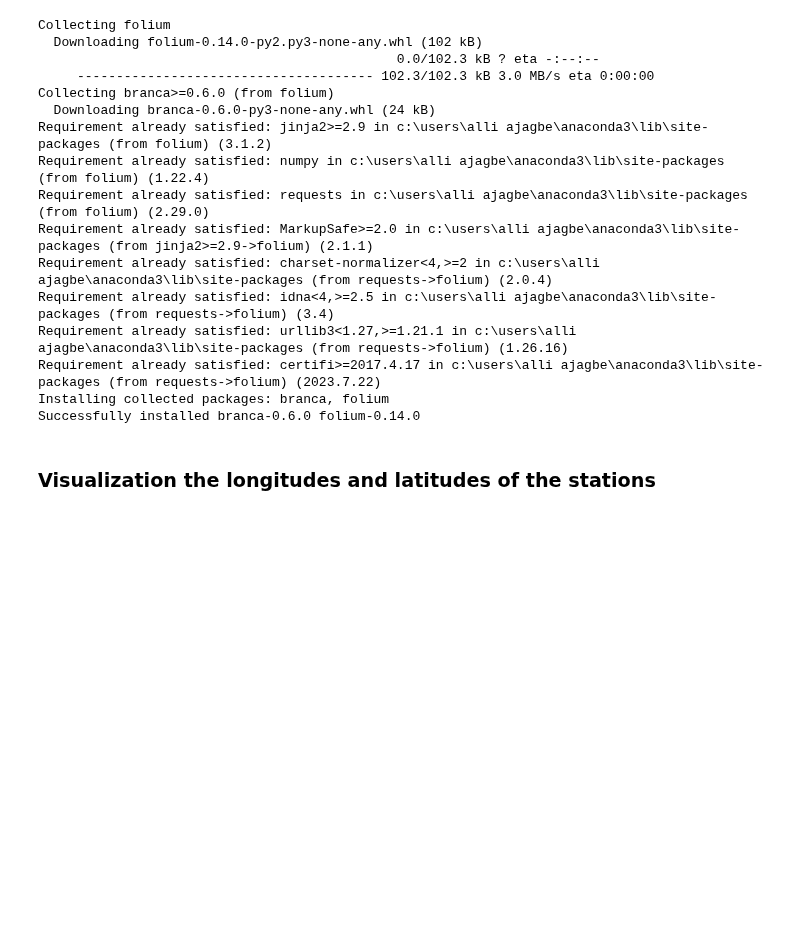
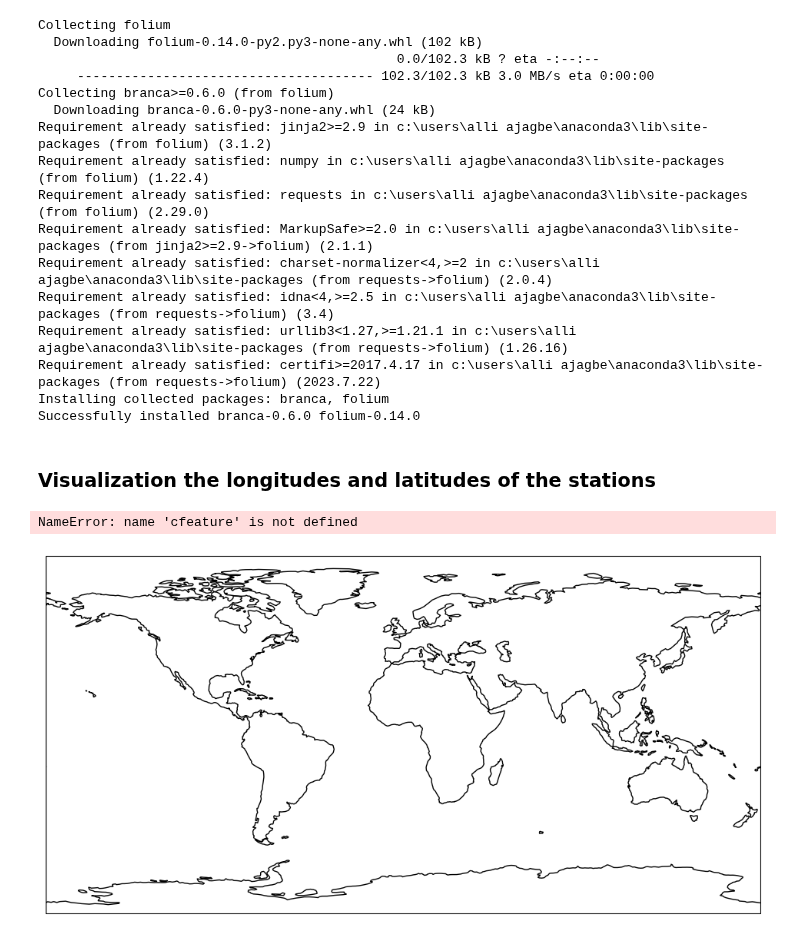
Before and after one commit to alliajagbe/data-analytics, a Jupyter notebook: case_study/notebook.ipynb, the cells around one changed output. Saved outputs shown, nothing was run; the diff lists cells and outputs as text; code cells hidden in the pictures; blank space fills up the shorter version.

Commit message:
cfeature import

```diff
--- a/case_study/notebook.ipynb
+++ b/case_study/notebook.ipynb
@@ -272,12 +273,17 @@ import cartopy.crs as ccrs
 # %%
 fig = plt.figure(figsize=(12, 8))
 ax = plt.axes(projection=ccrs.PlateCarree())
 
 ax.coastlines()
+# adding land
+ax.add_feature(cfeature.LAND)
 
 ax.scatter(may2023['start_lng'], may2023['start_lat'], marker = 'o', label="Start Points", color='red')
 ax.scatter(may2023['end_lng'], may2023['end_lat'], marker = 'o', label="End Points", color='blue')
 
 plt.legend()
 plt.title('Start and End Points of Trips in May 2023')
 plt.show()
+# %% [output]
+NameError: name 'cfeature' is not defined
+[figure, added]
```
Also changed, not shown: parts of 1 cell of this notebook.
